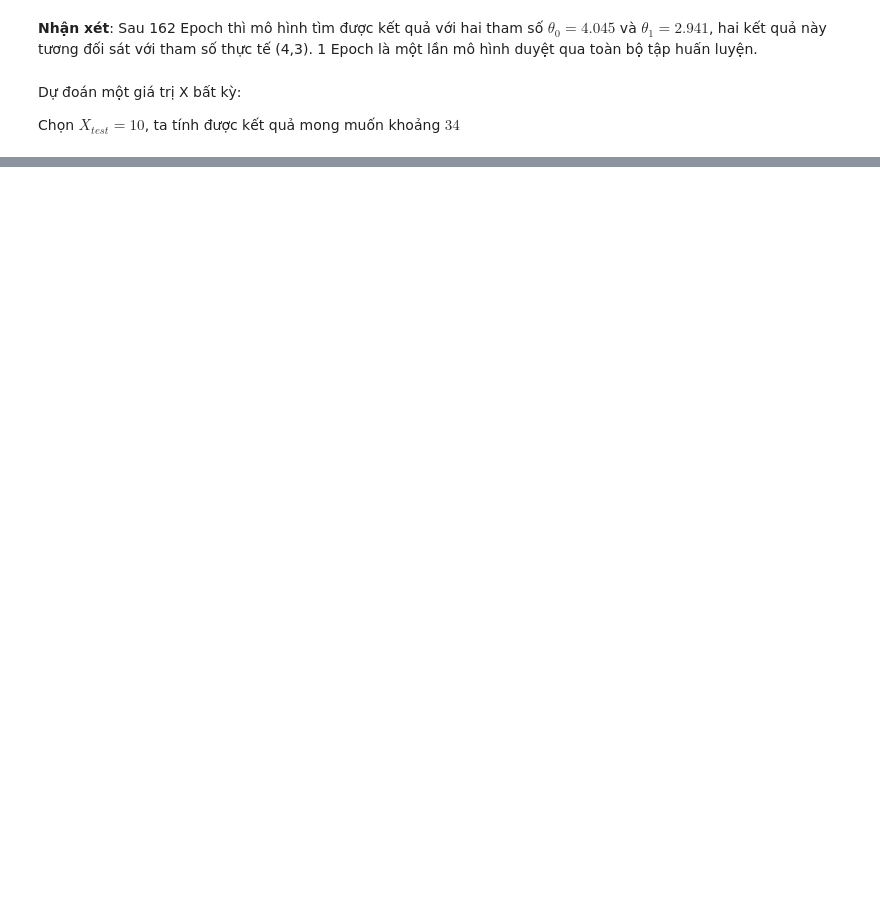
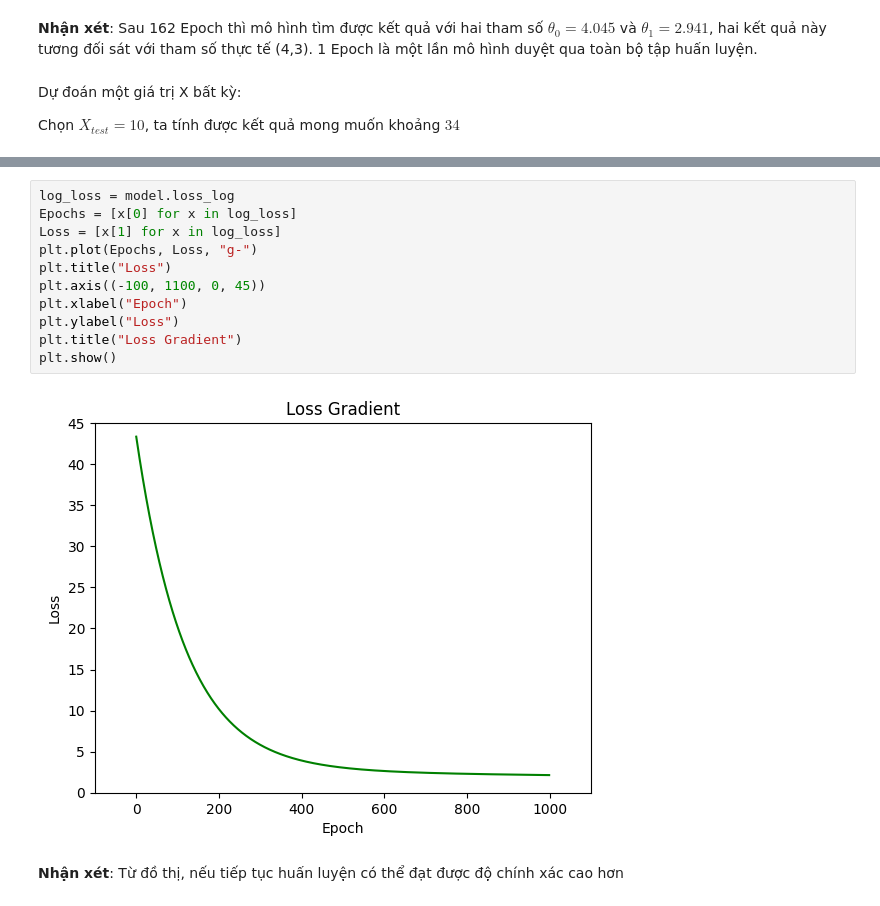
Before and after one commit to lovinh/linear-ml-model-from-scratch, a Jupyter notebook: LinearModelFromScratch.ipynb, the cells around one changed output, grey strips where cells are left out. Drawn from its saved outputs; the diff is of its cells as text; blank space fills up the shorter version.

```diff
--- a/LinearModelFromScratch.ipynb
+++ b/LinearModelFromScratch.ipynb
@@ -91,0 +107,15 @@ Lập đồ thị biến thiên của hàm mất mát theo số lượng epoch:
+# %%
+log_loss = model.loss_log
+Epochs = [x[0] for x in log_loss]
+Loss = [x[1] for x in log_loss]
+plt.plot(Epochs, Loss, "g-")
+plt.title("Loss")
+plt.axis((-100, 1100, 0, 45))
+plt.xlabel("Epoch")
+plt.ylabel("Loss")
+plt.title("Loss Gradient")
+plt.show()
+# %% [output]
+[figure, added]
+# %% [markdown]
+**Nhận xét**: Từ đồ thị, nếu tiếp tục huấn luyện có thể đạt được độ chính xác cao hơn
```
Also changed, not shown: parts of 6 cells of this notebook, 1 other file.
